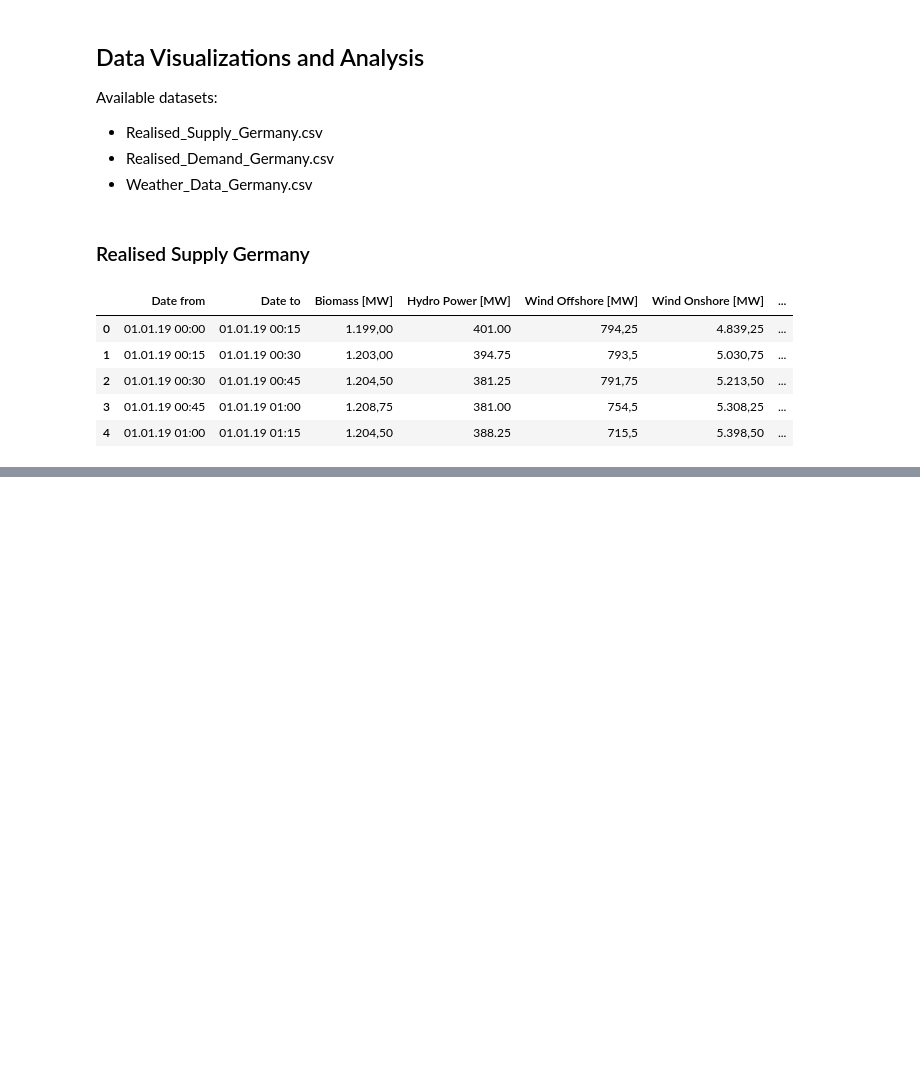
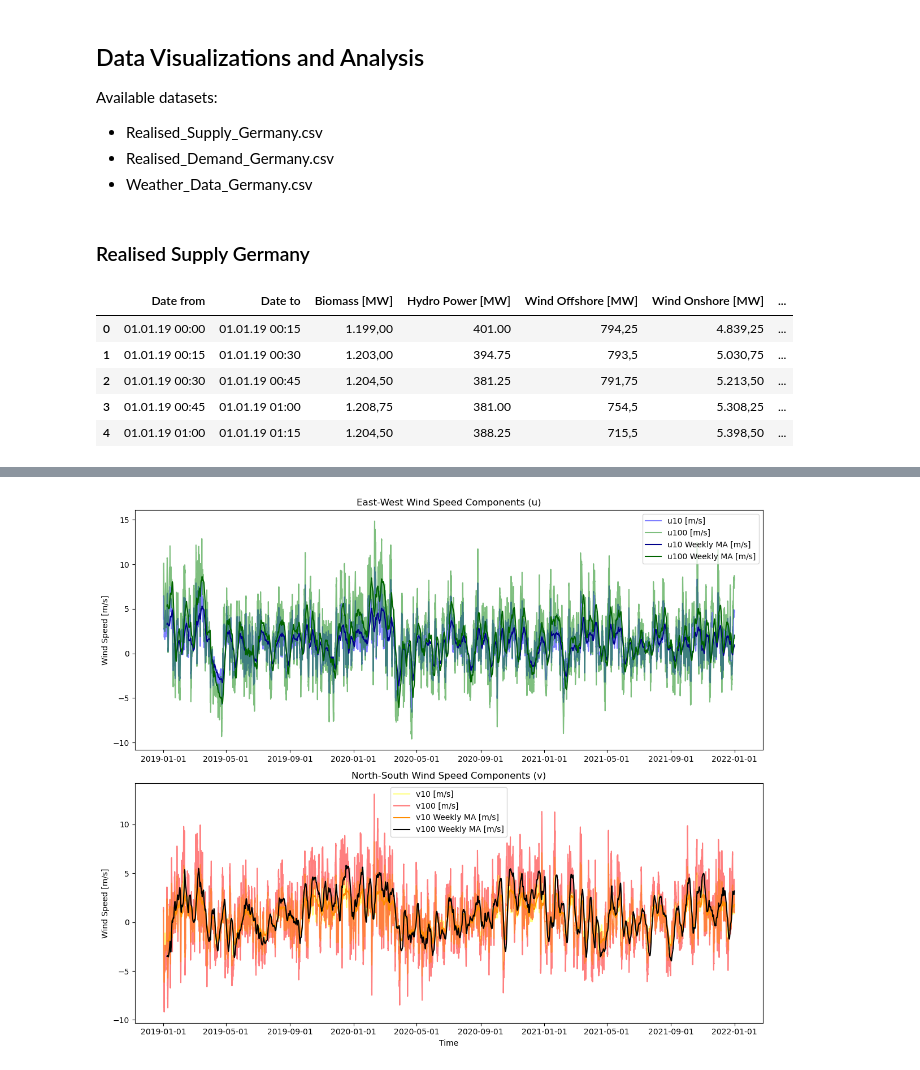
Before and after one commit to timoluebbing/WindPowerForecasting, a Jupyter notebook: experiments/data_preprocessing.ipynb, the cells around one changed output, grey strips where cells are left out. Saved outputs shown, nothing was run; the diff lists cells and outputs as text; code cells hidden in the pictures; blank space fills up the shorter version.

```diff
--- a/experiments/data_preprocessing.ipynb
+++ b/experiments/data_preprocessing.ipynb
@@ -75,0 +173,5 @@ df[["Total Wind [MW]", "Wind Offshore [MW]", "Wind Onshore [MW]"]].plot(
+# %%
+weather_path = Path('..') / "data" / "Weather_Data_Germany.csv"
+weather = pd.read_csv(weather_path, sep=',', decimal='.')
+
+weather.head(2)
@@ -75,0 +208,14 @@ df[["Total Wind [MW]", "Wind Offshore [MW]", "Wind Onshore [MW]"]].plot(
+# %%
+# Select preprocessing method:
+# 1. mean weather data across Germany
+# 2. cluesterd mean weather data (keep parts of location information)
+
+k_clusters = 5
+use_clustering = False
+
+if use_clustering:
+    weather = weather_germany_clustered(weather, k_clusters=k_clusters)
+else:
+    weather = weather_germany_mean(weather)
+
+weather.info()
@@ -75,0 +240,36 @@ df[["Total Wind [MW]", "Wind Offshore [MW]", "Wind Onshore [MW]"]].plot(
+# %%
+u10 = weather["u10"]
+u100 = weather["u100"]
+v10 = weather["v10"]
+v100 = weather["v100"]
+
+# Plot the data
+fig, (ax1, ax2) = plt.subplots(2, 1, figsize=(12, 10))
+locator1 = ax1.xaxis.set_major_locator(mdates.AutoDateLocator())
+ax1.xaxis.set_major_formatter(mdates.AutoDateFormatter(locator1))
+locator2 = ax2.xaxis.set_major_locator(mdates.AutoDateLocator())
+ax2.xaxis.set_major_formatter(mdates.AutoDateFormatter(locator2))
+
+# Plot first subplot - u components
+ax1.plot(weather.index, u10, label="u10 [m/s]", color="blue", alpha=0.5)
+ax1.plot(weather.index, u100, label="u100 [m/s]", color="green", alpha=0.5)
+ax1.plot(weather.index, u10.rolling(window=24*7).mean(), label="u10 Weekly MA [m/s]", color="darkblue", alpha=1)
+ax1.plot(weather.index, u100.rolling(window=24*7).mean(), label="u100 Weekly MA [m/s]", color="darkgreen", alpha=1)
+ax1.set_title("East-West Wind Speed Components (u)")
+ax1.set_ylabel("Wind Speed [m/s]")
+ax1.legend()
+
+# Plot second subplot - v components
+ax2.plot(weather.index, v10, label="v10 [m/s]", color="yellow", alpha=0.5)
+ax2.plot(weather.index, v100, label="v100 [m/s]", color="red", alpha=0.5)
+ax2.plot(weather.index, v10.rolling(window=24*7).mean(), label="v10 Weekly MA [m/s]", color="darkorange", alpha=1)
+ax2.plot(weather.index, v100.rolling(window=24*7).mean(), label="v100 Weekly MA [m/s]", color="black", alpha=1)
+ax2.set_title("North-South Wind Speed Components (v)")
+ax2.set_xlabel("Time")
+ax2.set_ylabel("Wind Speed [m/s]")
+ax2.legend()
+
+plt.tight_layout()
+plt.show()
+# %% [output]
+[figure, added]
```
Also changed, not shown: parts of 23 cells of this notebook, 4 other files.
